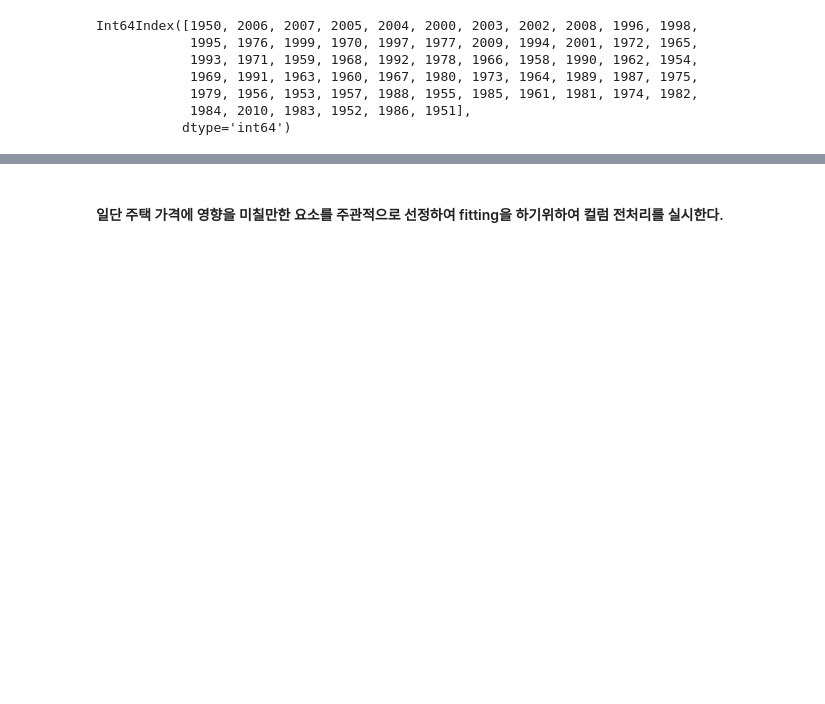
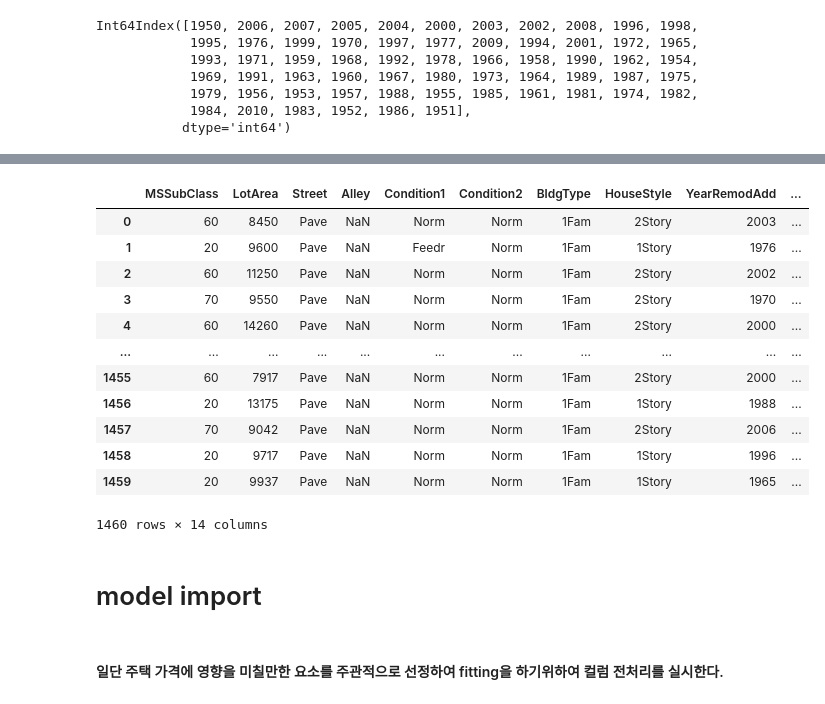
Before and after one commit to WontaeKim89/house_prices_data_analysis, a Jupyter notebook: house-prices-data-analysis.ipynb, the cells around one changed output, grey strips where cells are left out. Saved outputs shown, nothing was run; the diff lists cells and outputs as text; code cells hidden in the pictures; blank space fills up the shorter version.

```diff
--- a/house-prices-data-analysis.ipynb
+++ b/house-prices-data-analysis.ipynb
@@ -561,0 +653,14 @@ Int64Index([1950, 2006, 2007, 2005, 2004, 2000, 2003, 2002, 2008, 1996, 1998,
+# %%
+functional_list = ['Typ', 'Min2', 'Min1', 'Mod', 'Maj1', 'Maj2', 'Sev']
+
+for i in functional_list :
+    col_name = 'functional_' + i
+    train[col_name] = train['Functional'] == i
+
+print(train['functional_Typ'].value_counts())
+print(train['functional_Min2'].value_counts())
+print(train['functional_Min1'].value_counts())
+print(train['functional_Mod'].value_counts())
+print(train['functional_Maj1'].value_counts())
+print(train['functional_Maj2'].value_counts())
+print(train['functional_Sev'].value_counts())
@@ -561,0 +760,26 @@ Int64Index([1950, 2006, 2007, 2005, 2004, 2000, 2003, 2002, 2008, 1996, 1998,
+# %%
+label = 'SalePrice'
+
+feature = [
+    'MSSubClass',
+    'LotArea',
+    'street_Pave', 'street_Grvl',
+    'alley_Pave', 'alley_Grvl',
+    'condition1_Norm', 'condition1_Feedr', 'condition1_Artery', 'condition1_RRAn', 'condition1_PosN', 'condition1_RRAe', 'condition1_PosA', 'condition1_RRNn', 'condition1_RRNe',
+    'condition2_Norm', 'condition2_Feedr', 'condition2_Artery', 'condition2_PosN', 'condition2_RRNn', 'condition2_PosA', 'condition2_RRAn', 'condition2_RRAe',
+    'bldgtype_1Fam', 'bldgtype_TwnhsE', 'bldgtype_Duplex', 'bldgtype_Twnhs', 'bldgtype_2fmCon',
+    'housestyle_1Story', 'housestyle_2Story', 'housestyle_1.5Fin', 'housestyle_SLvl', 'housestyle_SFoyer', 'housestyle_1.5Unf', 'housestyle_2.5Unf',
+    'yearremodadd_1950', 'yearremodadd_2006', 'yearremodadd_2007', 'yearremodadd_2005', 'yearremodadd_2004', 'yearremodadd_2000', 'yearremodadd_2003', 'yearremodadd_2002', 'yearremodadd_2008', 'yearremodadd_1996', 'yearremodadd_1998',
+            'yearremodadd_1995', 'yearremodadd_1976', 'yearremodadd_1999', 'yearremodadd_1970', 'yearremodadd_1997', 'yearremodadd_1977', 'yearremodadd_2009', 'yearremodadd_1994', 'yearremodadd_2001', 'yearremodadd_1972', 'yearremodadd_1965',
+            'yearremodadd_1993', 'yearremodadd_1971', 'yearremodadd_1959', 'yearremodadd_1968', 'yearremodadd_1992', 'yearremodadd_1978', 'yearremodadd_1966', 'yearremodadd_1958', 'yearremodadd_1990', 'yearremodadd_1962', 'yearremodadd_1954',
+            'yearremodadd_1969', 'yearremodadd_1991', 'yearremodadd_1963', 'yearremodadd_1960', 'yearremodadd_1967', 'yearremodadd_1980', 'yearremodadd_1973', 'yearremodadd_1964', 'yearremodadd_1989', 'yearremodadd_1987', 'yearremodadd_1975',
+            'yearremodadd_1979', 'yearremodadd_1956', 'yearremodadd_1953', 'yearremodadd_1957', 'yearremodadd_1988', 'yearremodadd_1955', 'yearremodadd_1985', 'yearremodadd_1961', 'yearremodadd_1981', 'yearremodadd_1974', 'yearremodadd_1982',
+            'yearremodadd_1984', 'yearremodadd_2010', 'yearremodadd_1983', 'yearremodadd_1952', 'yearremodadd_1986', 'yearremodadd_1951',
+            'GrLivArea',
+            'TotRmsAbvGrd',
+
+
+
+
+    ]
+feature
@@ -561,0 +801,20 @@ Int64Index([1950, 2006, 2007, 2005, 2004, 2000, 2003, 2002, 2008, 1996, 1998,
+# %%
+x_train = train[feature]
+y_train = train[label]
+x_train
+# %% [output]
+|  | MSSubClass | LotArea | Street | Alley | Condition1 | Condition2 | BldgType | HouseStyle | YearRemodAdd | ... |
+| 0 | 60 | 8450 | Pave | NaN | Norm | Norm | 1Fam | 2Story | 2003 | ... |
+| 1 | 20 | 9600 | Pave | NaN | Feedr | Norm | 1Fam | 1Story | 1976 | ... |
+| 2 | 60 | 11250 | Pave | NaN | Norm | Norm | 1Fam | 2Story | 2002 | ... |
+| 3 | 70 | 9550 | Pave | NaN | Norm | Norm | 1Fam | 2Story | 1970 | ... |
+| 4 | 60 | 14260 | Pave | NaN | Norm | Norm | 1Fam | 2Story | 2000 | ... |
+| ... | ... | ... | ... | ... | ... | ... | ... | ... | ... | ... |
+| 1455 | 60 | 7917 | Pave | NaN | Norm | Norm | 1Fam | 2Story | 2000 | ... |
+| 1456 | 20 | 13175 | Pave | NaN | Norm | Norm | 1Fam | 1Story | 1988 | ... |
+| 1457 | 70 | 9042 | Pave | NaN | Norm | Norm | 1Fam | 2Story | 2006 | ... |
+| 1458 | 20 | 9717 | Pave | NaN | Norm | Norm | 1Fam | 1Story | 1996 | ... |
+| 1459 | 20 | 9937 | Pave | NaN | Norm | Norm | 1Fam | 1Story | 1965 | ... |
+1460 rows × 14 columns
+# %% [markdown]
+# model import
```
Also changed, not shown: parts of 30 cells of this notebook.
